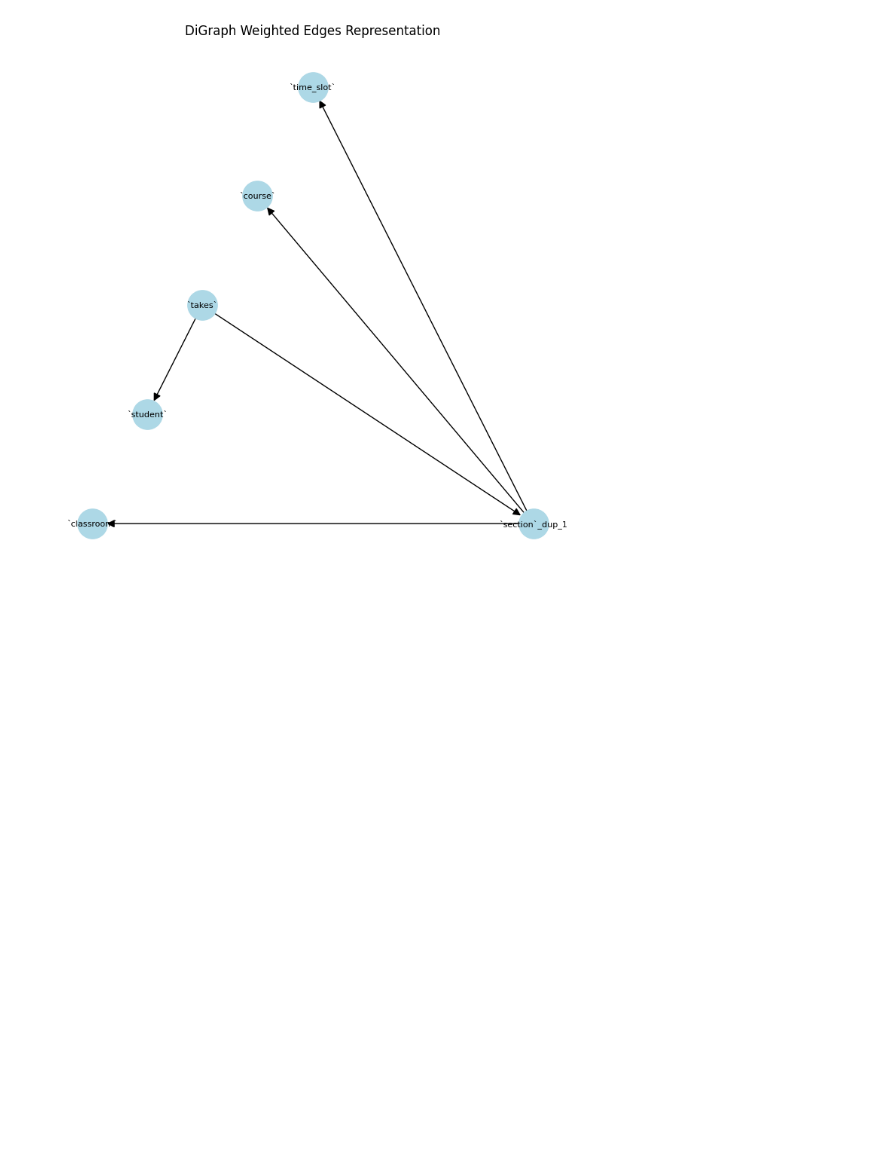
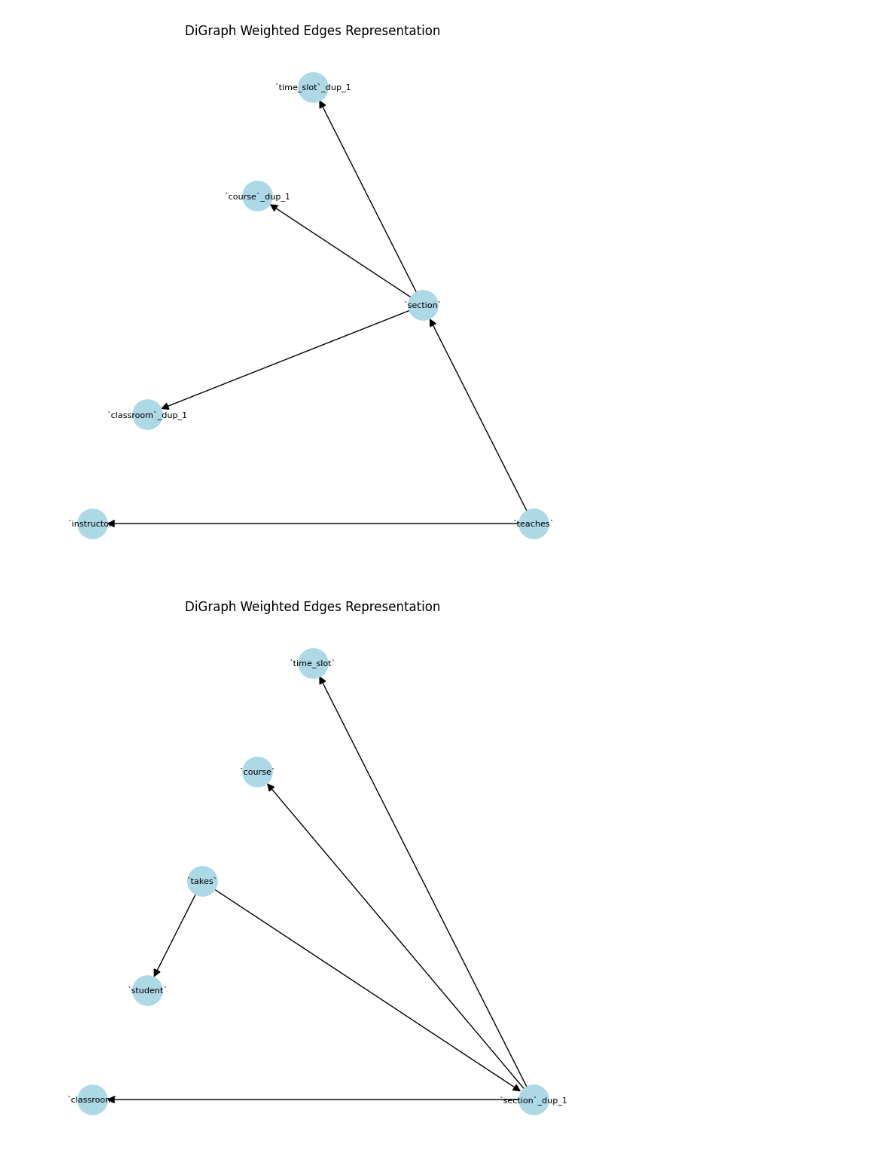
Before and after one commit to DevashishX/OCELlama, a Jupyter notebook: run_sequence.ipynb, the cells around one changed output. Cells and saved outputs as stored; diff of their text form; code cells hidden in the pictures; blank space fills up the shorter version.

```diff
--- a/run_sequence.ipynb
+++ b/run_sequence.ipynb
@@ -25 +45,5 @@ Community {'`course`', '`department`', '`prereq`'}
+# %%
+utils.draw.draw_planar_graph(ext_coms[1][1])
+# %% [output]
+[figure, added]
 # %%
```
Also changed, not shown: parts of 10 cells of this notebook, 4 other files.
